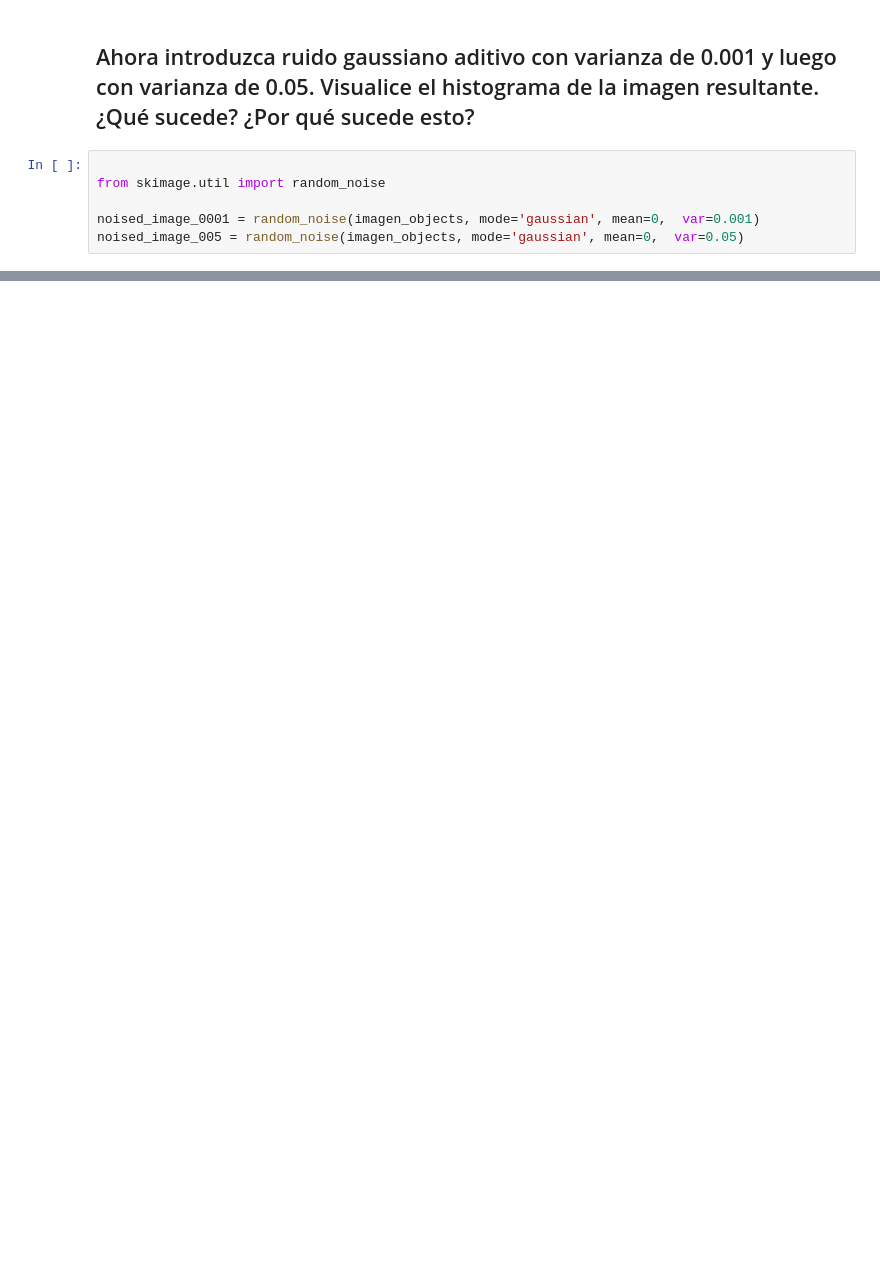
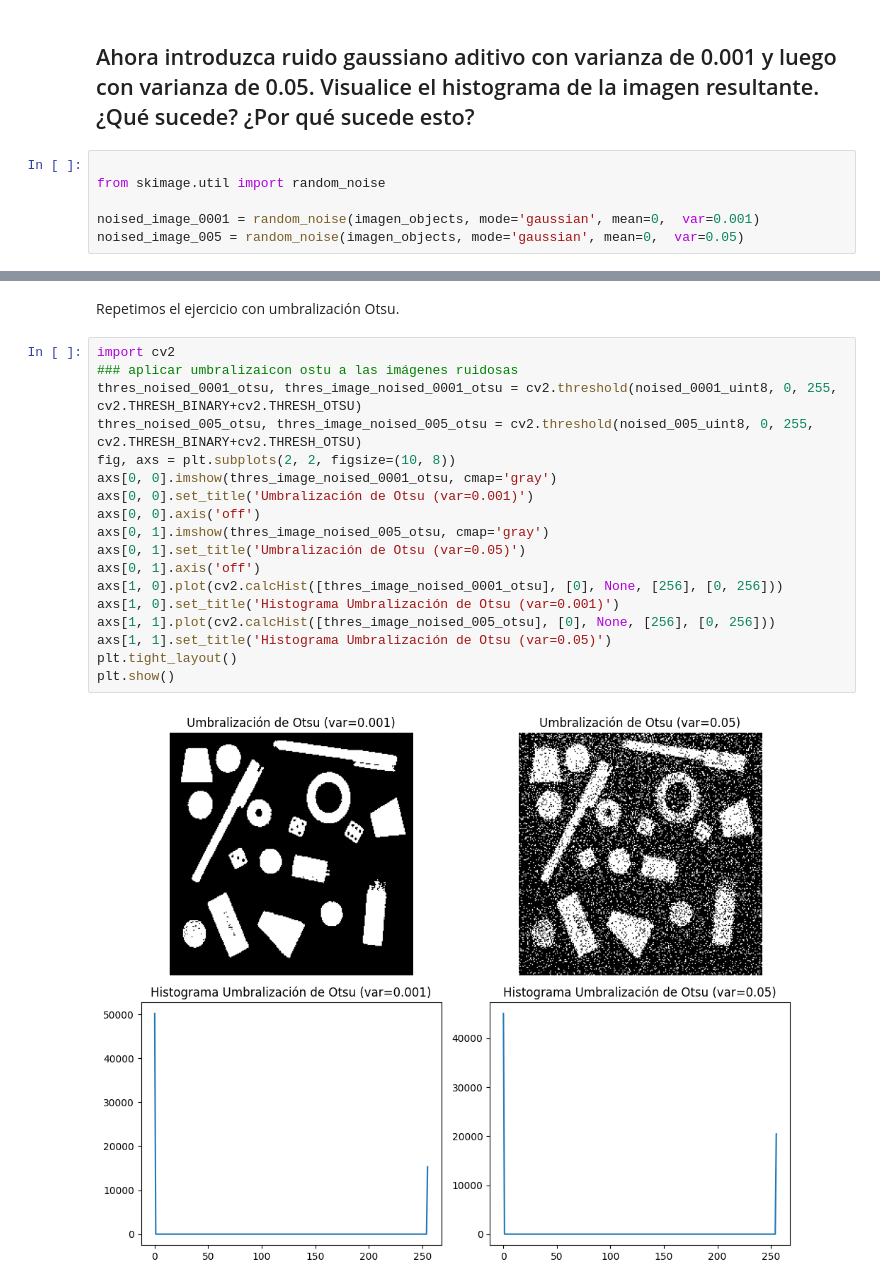
Before and after one commit to santichica/tallleres-cv, a Jupyter notebook: taller3/segmentacion_umbralizacion.ipynb, the cells around one changed output, grey strips where cells are left out. Cells and saved outputs as stored; diff of their text form; blank space fills up the shorter version.

```diff
--- a/taller3/segmentacion_umbralizacion.ipynb
+++ b/taller3/segmentacion_umbralizacion.ipynb
@@ -76,0 +136,22 @@ noised_image_005 = random_noise(imagen_objects, mode='gaussian', mean=0,  var=0.
+# %% [markdown]
+Repetimos el ejercicio con umbralización Otsu.
+# %%
+import cv2
+### aplicar umbralizaicon ostu a las imágenes ruidosas
+thres_noised_0001_otsu, thres_image_noised_0001_otsu = cv2.threshold(noised_0001_uint8, 0, 255, cv2.THRESH_BINARY+cv2.THRESH_OTSU)
+thres_noised_005_otsu, thres_image_noised_005_otsu = cv2.threshold(noised_005_uint8, 0, 255, cv2.THRESH_BINARY+cv2.THRESH_OTSU)
+fig, axs = plt.subplots(2, 2, figsize=(10, 8))
+axs[0, 0].imshow(thres_image_noised_0001_otsu, cmap='gray')
+axs[0, 0].set_title('Umbralización de Otsu (var=0.001)')
+axs[0, 0].axis('off')
+axs[0, 1].imshow(thres_image_noised_005_otsu, cmap='gray')
+axs[0, 1].set_title('Umbralización de Otsu (var=0.05)')
+axs[0, 1].axis('off')
+axs[1, 0].plot(cv2.calcHist([thres_image_noised_0001_otsu], [0], None, [256], [0, 256]))
+axs[1, 0].set_title('Histograma Umbralización de Otsu (var=0.001)')
+axs[1, 1].plot(cv2.calcHist([thres_image_noised_005_otsu], [0], None, [256], [0, 256]))
+axs[1, 1].set_title('Histograma Umbralización de Otsu (var=0.05)')
+plt.tight_layout()
+plt.show()
+# %% [output]
+[figure, added]
```
Also changed, not shown: parts of 26 cells of this notebook, 2 other files.
